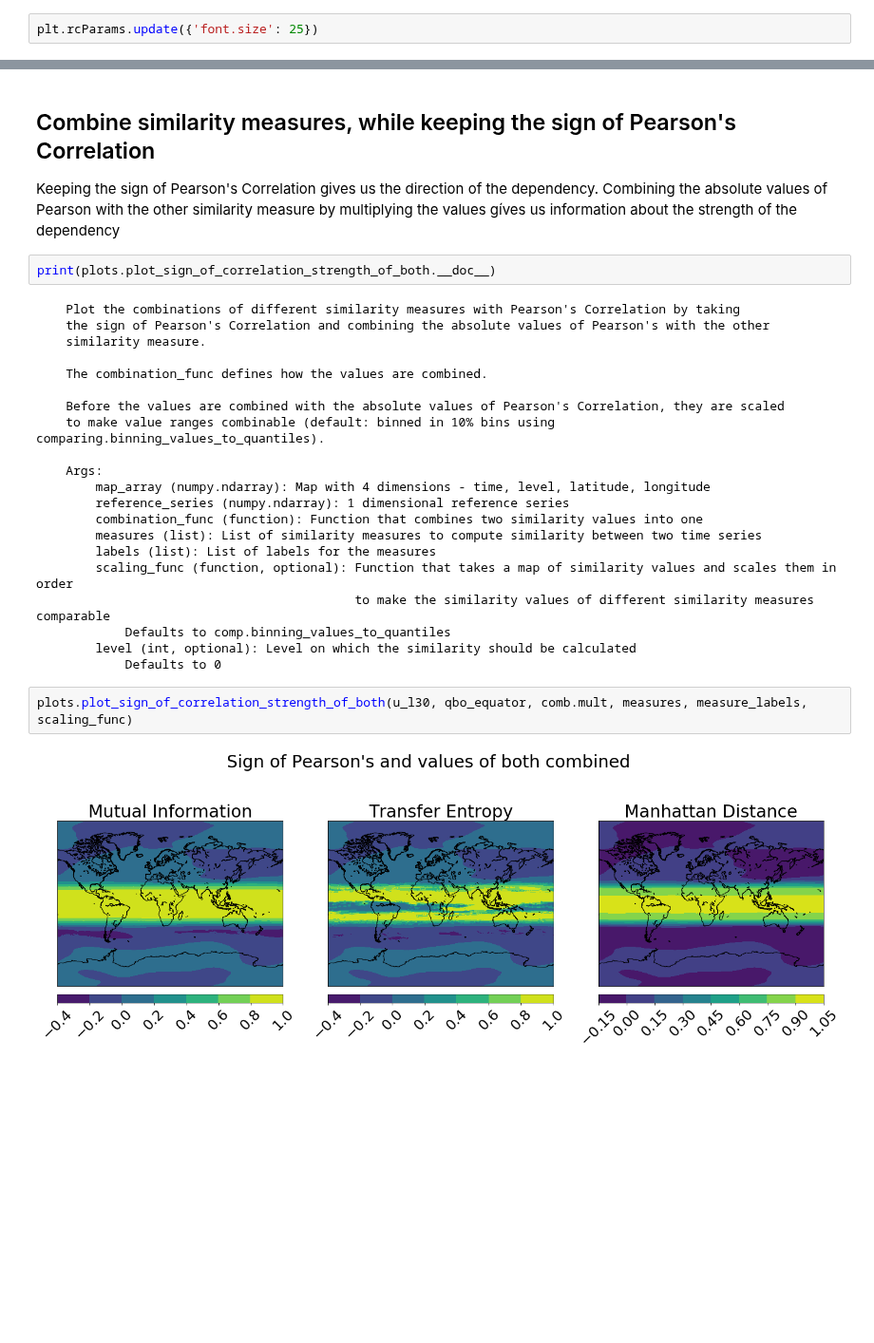
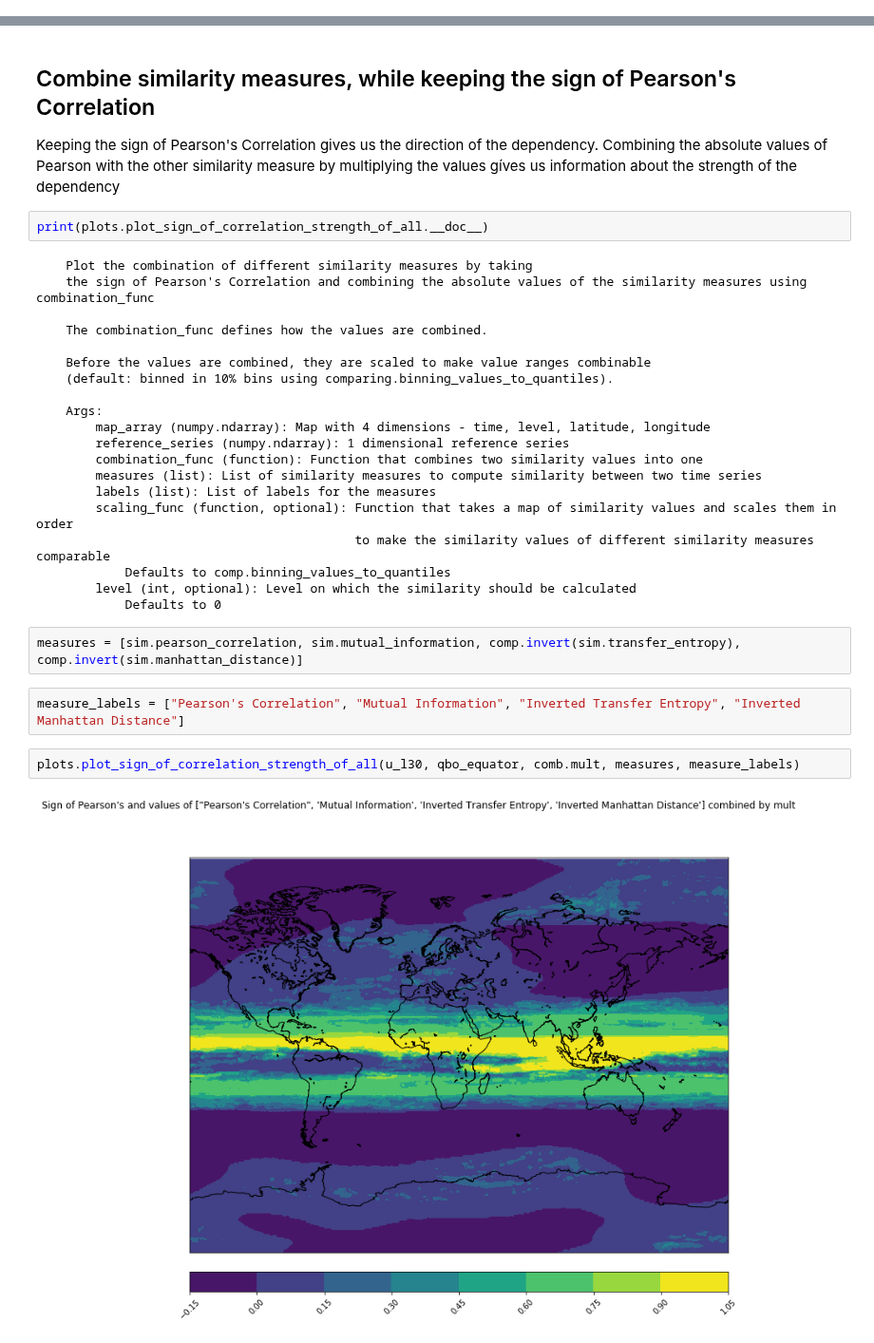
Before and after one commit to Climate-Data-Science/Climate-Similarity-Metrics, a Jupyter notebook: 8_combine_similarity_measures.ipynb, the cells around one changed output, grey strips where cells are left out. Shown at 95% size. Cells and saved outputs as stored; diff of their text form; blank space fills up the shorter version.

Commit message:
Add plots for combining to thesis

```diff
--- a/8_combine_similarity_measures.ipynb
+++ b/8_combine_similarity_measures.ipynb
@@ -127,2 +102,0 @@ measure_labels = ["Mutual Information", "Transfer Entropy", "Manhattan Distance"
-# %%
-plt.rcParams.update({'font.size': 25})
@@ -134,16 +104,15 @@ plots.plot_power_of_dependency(u_l30, qbo_equator, comb.mult, measures, measure_
 <h2>Combine similarity measures, while keeping the sign of Pearson's Correlation</h2>
 Keeping the sign of Pearson's Correlation gives us the direction of the dependency. Combining the absolute values of Pearson with the other similarity measure by multiplying the values gíves us information about the strength of the dependency
 # %%
-print(plots.plot_sign_of_correlation_strength_of_both.__doc__)
+print(plots.plot_sign_of_correlation_strength_of_all.__doc__)
 # %% [output]
-    Plot the combinations of different similarity measures with Pearson's Correlation by taking
-    the sign of Pearson's Correlation and combining the absolute values of Pearson's with the other
-    similarity measure.
+    Plot the combination of different similarity measures by taking
+    the sign of Pearson's Correlation and combining the absolute values of the similarity measures using combination_func
 
     The combination_func defines how the values are combined.
 
-    Before the values are combined with the absolute values of Pearson's Correlation, they are scaled
-    to make value ranges combinable (default: binned in 10% bins using comparing.binning_values_to_quantiles).
+    Before the values are combined, they are scaled to make value ranges combinable
+    (default: binned in 10% bins using comparing.binning_values_to_quantiles).
 
     Args:
         map_array (numpy.ndarray): Map with 4 dimensions - time, level, latitude, longitude
@@ -156,7 +125,11 @@ print(plots.plot_sign_of_correlation_strength_of_both.__doc__)
             Defaults to comp.binning_values_to_quantiles
         level (int, optional): Level on which the similarity should be calculated
             Defaults to 0
+# %%
+measures = [sim.pearson_correlation, sim.mutual_information, comp.invert(sim.transfer_entropy), comp.invert(sim.manhattan_distance)]
+# %%
+measure_labels = ["Pearson's Correlation", "Mutual Information", "Inverted Transfer Entropy", "Inverted Manhattan Distance"]
 # %%
-plots.plot_sign_of_correlation_strength_of_both(u_l30, qbo_equator, comb.mult, measures, measure_labels, scaling_func)
+plots.plot_sign_of_correlation_strength_of_all(u_l30, qbo_equator, comb.mult, measures, measure_labels)
 # %% [output]
-[figure, old version]
+[figure, new version]
```
Also changed, not shown: parts of 13 cells of this notebook, 3 other files.
